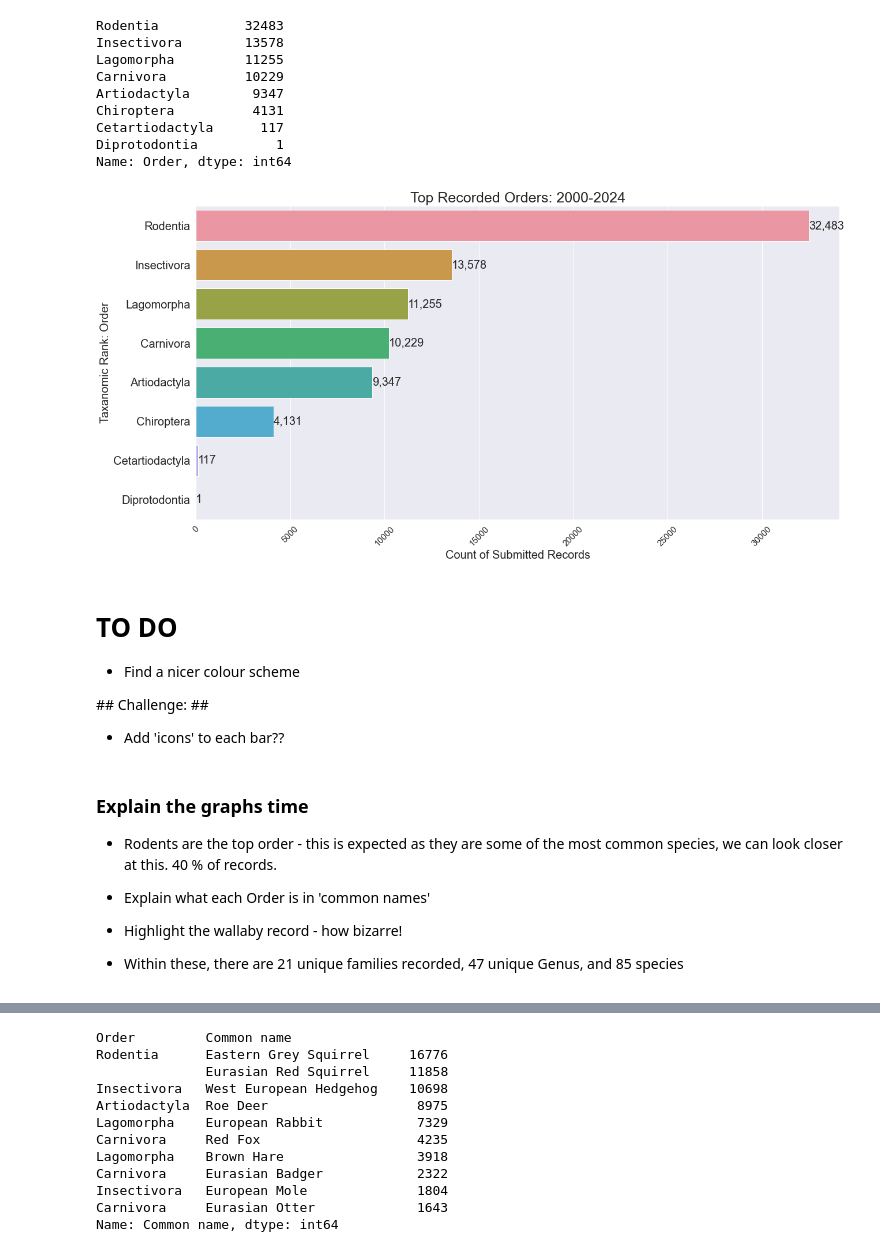
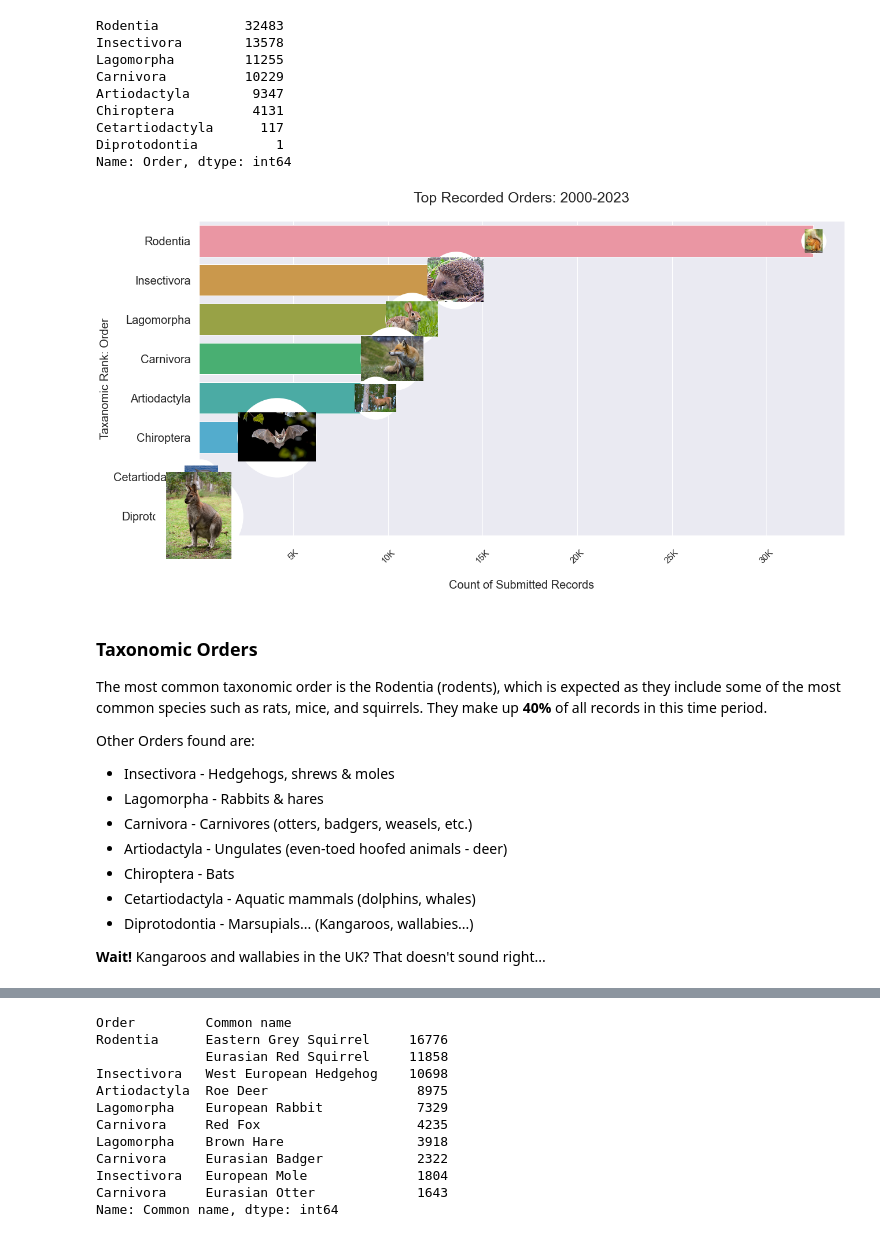
Before and after one commit to rachelastar/CodeOpProject, a Jupyter notebook: Data Exploration.ipynb, the cells around one changed output, grey strips where cells are left out. Drawn from its saved outputs; the diff is of its cells as text; code cells hidden in the pictures.

```diff
--- a/Data Exploration.ipynb
+++ b/Data Exploration.ipynb
@@ -222,34 +256,62 @@ Chiroptera          4131
 Cetartiodactyla      117
 Diprotodontia          1
 Name: Order, dtype: int64
+# %%
+def format_axes(ax):
+    ax.tick_params("x", labelsize=20, pad=16)
+    ax.tick_params("y", labelsize=20, pad=8)
+
+    plt.xticks(
+        ticks=ax.get_xticks()[:-1],
+        labels=["{}K".format(int(x / 1000)) for x in ax.get_xticks()[:-1]]
+    )
+# %%
+def add_bar_icons(ax, row, background_color, zoom, pad):
+    for index, (name, value) in enumerate(row.items()):
+        icon = plt.imread("icons/{}.jpeg".format(name))
+        image = OffsetImage(icon, zoom=zoom, interpolation="lanczos", resample=True, visible=True)
+        image.image.axes = ax
+
+        ax.add_artist(AnnotationBbox(
+            image, (value, index), frameon=True,
+            xycoords="data",
+            bboxprops={
+                "facecolor": "#fff",
+                "linewidth": 2.5,
+                "edgecolor": background_color,
+                "boxstyle": "circle, pad={}".format(pad),
+            }
+        ))
 # %%
 sns.set_style('darkgrid')
 fig, ax = plt.subplots(figsize=(20,10))
 ax = sns.countplot(y=mammals_df['Order'], order=mammals_df['Order'].value_counts().index)
-ax.set_xlabel("Count of Submitted Records", fontsize=20)
+ax.set_xlabel("\nCount of Submitted Records", fontsize=20)
 ax.set_ylabel("Taxanomic Rank: Order", fontsize=20)
-ax.set_title("Top Recorded Orders: 2000-2024", fontsize=25)
-ax.bar_label(ax.containers[0], fontsize=20, fmt='{:,.0f}')
+ax.set_title("Top Recorded Orders: 2000-2023\n", fontsize=25)
+#ax.bar_label(ax.containers[0], fontsize=20, fmt=' {:,.0f}')
+format_axes(ax)
+add_bar_icons(ax, mammals_df['Order'].value_counts(), background_color='white', zoom=0.09, pad=0)
 plt.xticks(rotation=45, fontsize=15)
 plt.yticks(fontsize=20)
 plt.show()
 # %% [output]
-[figure, old version]
+[figure, new version]
-# %% [markdown]
-# TO DO #
-* Find a nicer colour scheme
-
-## Challenge: ##
-* Add 'icons' to each bar??
 # %% [markdown]
-### Explain the graphs time ###
-* Rodents are the top order - this is expected as they are some of the most common species, we can look closer at this. 40 % of records.
+### Taxonomic Orders ###
 
-* Explain what each Order is in 'common names'
+The most common taxonomic order is the Rodentia (rodents), which is expected as they include some of the most common species such as rats, mice, and squirrels. They make up **40%** of all records in this time period.
 
-* Highlight the wallaby record - how bizarre!
+Other Orders found are:
+* Insectivora - Hedgehogs, shrews & moles
+* Lagomorpha - Rabbits & hares
+* Carnivora - Carnivores (otters, badgers, weasels, etc.)
+* Artiodactyla - Ungulates (even-toed hoofed animals - deer)
+* Chiroptera - Bats
+* Cetartiodactyla - Aquatic mammals (dolphins, whales)
+* Diprotodontia - Marsupials... (Kangaroos, wallabies...)
 
-* Within these, there are 21 unique families recorded, 47 unique Genus, and 85 species
+**Wait!** Kangaroos and wallabies in the UK? That doesn't sound right...
 # %%
 mammals_df[mammals_df['Order']=='Diprotodontia']
 # %% [output]
```
Also changed, not shown: parts of 33 cells of this notebook.
